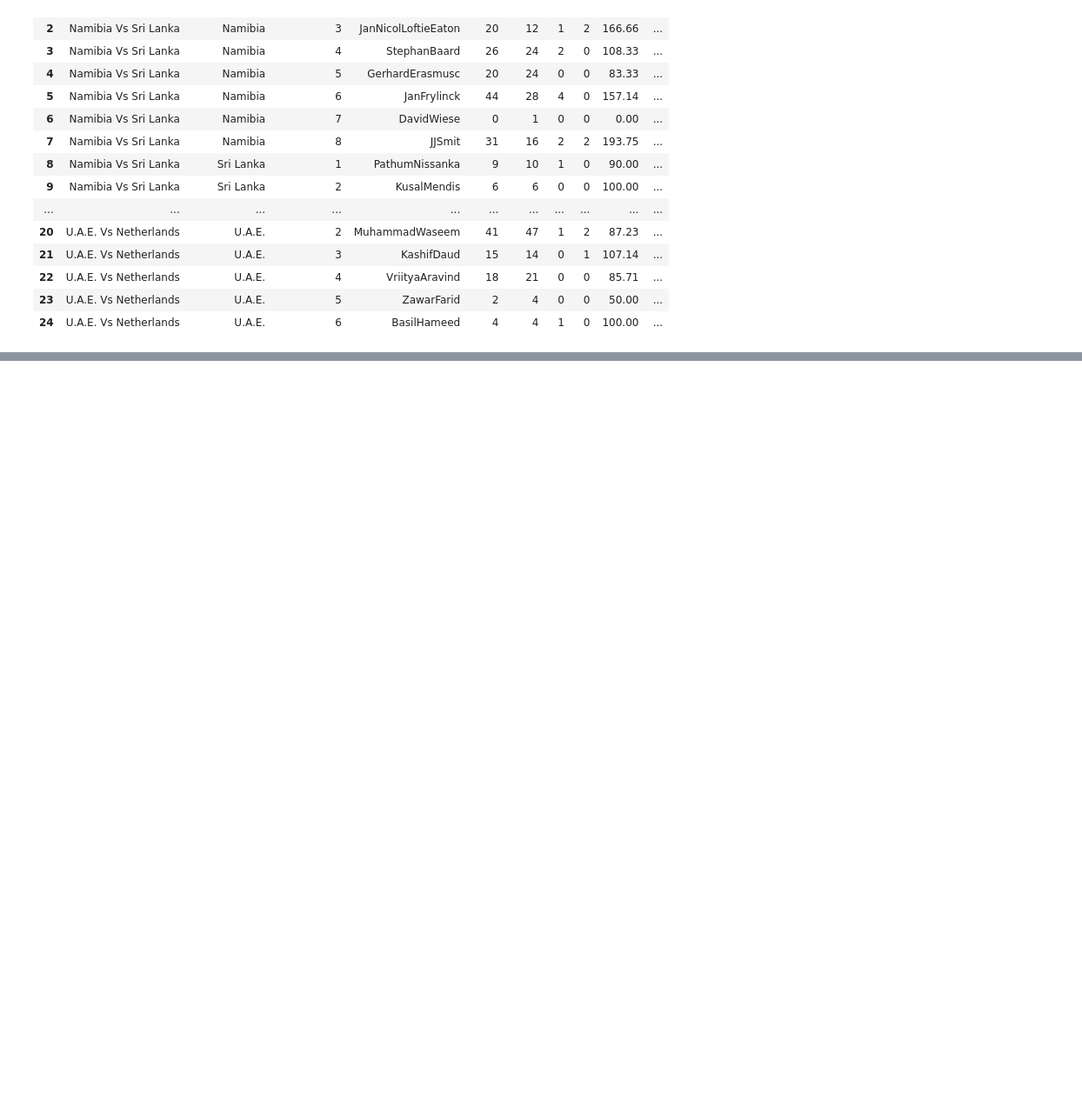
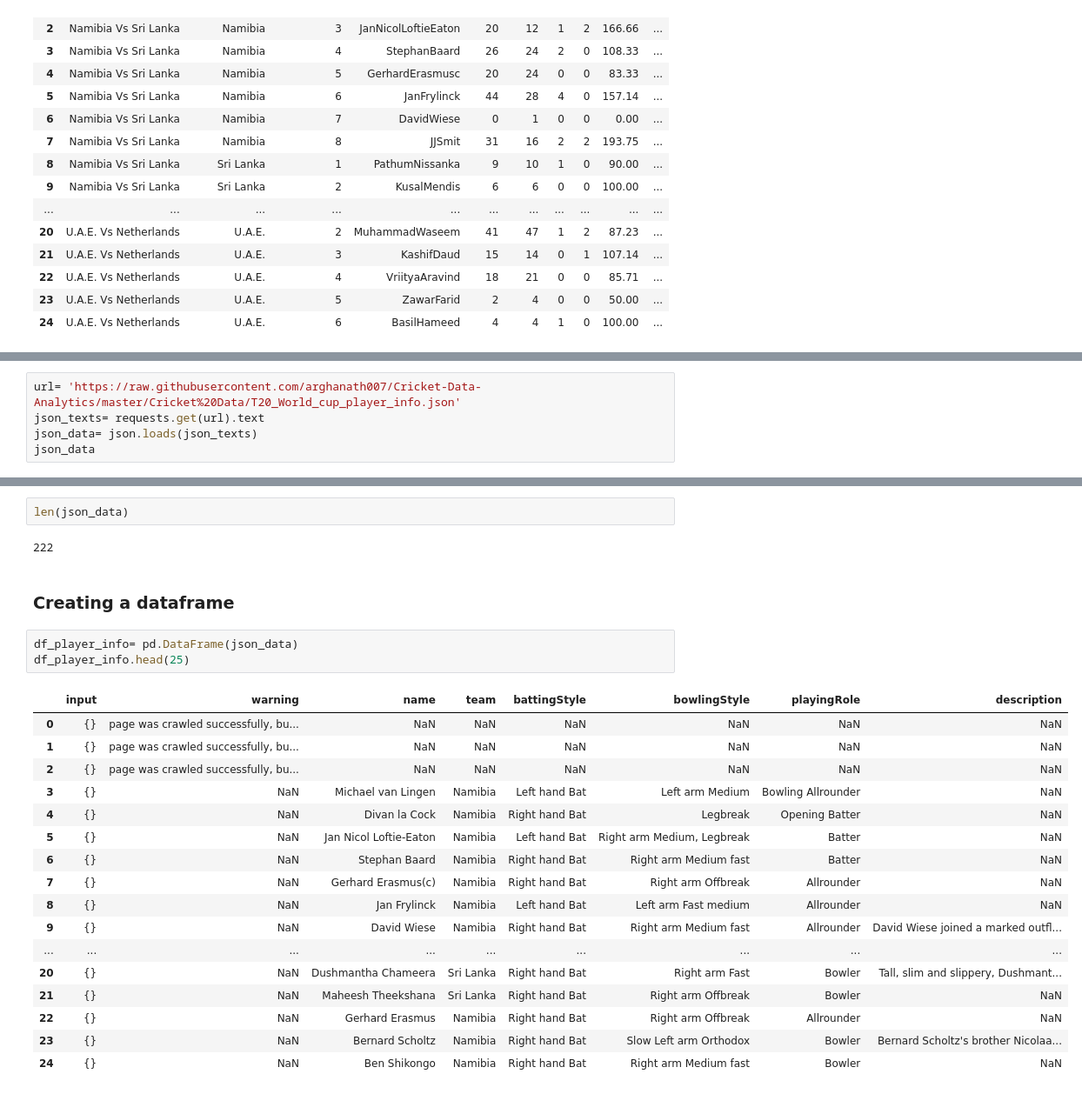
Before and after one commit to arghanath007/Cricket-Data-Analytics, a Jupyter notebook: Cricket_Data_Analytics.ipynb, the cells around one changed output, grey strips where cells are left out. Shown at 87% size. Drawn from its saved outputs; the diff is of its cells as text; blank space fills up the shorter version.

```diff
--- a/Cricket_Data_Analytics.ipynb
+++ b/Cricket_Data_Analytics.ipynb
@@ -495,0 +706,5 @@ df_batting_summary.head(25)
+# %%
+url= 'https://raw.githubusercontent.com/arghanath007/Cricket-Data-Analytics/master/Cricket%20Data/T20_World_cup_player_info.json'
+json_texts= requests.get(url).text
+json_data= json.loads(json_texts)
+json_data
@@ -495,0 +740,27 @@ df_batting_summary.head(25)
+# %%
+len(json_data)
+# %% [output]
+222
+# %% [markdown]
+### Creating a dataframe
+# %%
+df_player_info= pd.DataFrame(json_data)
+df_player_info.head(25)
+# %% [output]
+|  | input | warning | name | team | battingStyle | bowlingStyle | playingRole | description |
+| 0 | {} | page was crawled successfully, bu... | NaN | NaN | NaN | NaN | NaN | NaN |
+| 1 | {} | page was crawled successfully, bu... | NaN | NaN | NaN | NaN | NaN | NaN |
+| 2 | {} | page was crawled successfully, bu... | NaN | NaN | NaN | NaN | NaN | NaN |
+| 3 | {} | NaN | Michael van Lingen | Namibia | Left hand Bat | Left arm Medium | Bowling Allrounder | NaN |
+| 4 | {} | NaN | Divan la Cock | Namibia | Right hand Bat | Legbreak | Opening Batter | NaN |
+| 5 | {} | NaN | Jan Nicol Loftie-Eaton | Namibia | Left hand Bat | Right arm Medium, Legbreak | Batter | NaN |
+| 6 | {} | NaN | Stephan Baard | Namibia | Right hand Bat | Right arm Medium fast | Batter | NaN |
+| 7 | {} | NaN | Gerhard Erasmus(c) | Namibia | Right hand Bat | Right arm Offbreak | Allrounder | NaN |
+| 8 | {} | NaN | Jan Frylinck | Namibia | Left hand Bat | Left arm Fast medium | Allrounder | NaN |
+| 9 | {} | NaN | David Wiese | Namibia | Right hand Bat | Right arm Medium fast | Allrounder | David Wiese joined a marked outfl... |
+| ... | ... | ... | ... | ... | ... | ... | ... | ... |
+| 20 | {} | NaN | Dushmantha Chameera | Sri Lanka | Right hand Bat | Right arm Fast | Bowler | Tall, slim and slippery, Dushmant... |
+| 21 | {} | NaN | Maheesh Theekshana | Sri Lanka | Right hand Bat | Right arm Offbreak | Bowler | NaN |
+| 22 | {} | NaN | Gerhard Erasmus | Namibia | Right hand Bat | Right arm Offbreak | Allrounder | NaN |
+| 23 | {} | NaN | Bernard Scholtz | Namibia | Right hand Bat | Slow Left arm Orthodox | Bowler | Bernard Scholtz's brother Nicolaa... |
+| 24 | {} | NaN | Ben Shikongo | Namibia | Right hand Bat | Right arm Medium fast | Bowler | NaN |
```
Also changed, not shown: parts of 52 cells of this notebook, 9 other files.
